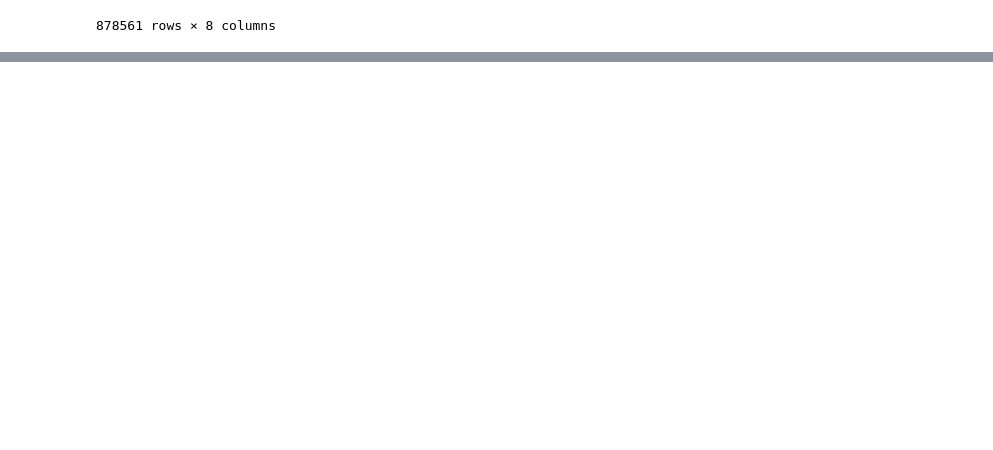
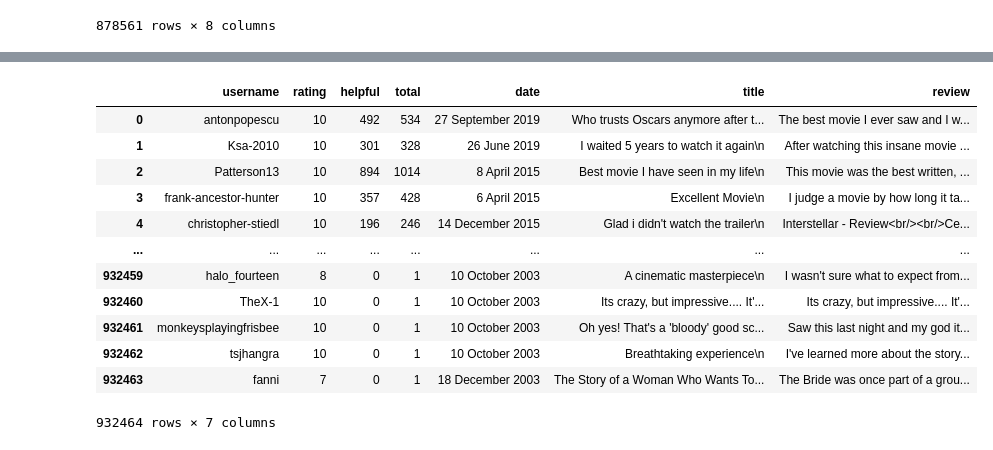
Before and after one commit to ferreira-eduardo/ghc2f, a Jupyter notebook: test.ipynb, the cells around one changed output, grey strips where cells are left out. Drawn from its saved outputs; the diff is of its cells as text; code cells hidden in the pictures; blank space fills up the shorter version.

```diff
--- a/test.ipynb
+++ b/test.ipynb
@@ -74,0 +91,20 @@ df_review
+# %%
+df_imdb = pd.read_csv('../../Dataset/imdb/ratings.csv')
+# %%
+df_imdb.dropna(subset='rating', inplace=True)
+# %%
+df_imdb
+# %% [output]
+|  | username | rating | helpful | total | date | title | review |
+| 0 | antonpopescu | 10 | 492 | 534 | 27 September 2019 | Who trusts Oscars anymore after t... | The best movie I ever saw and I w... |
+| 1 | Ksa-2010 | 10 | 301 | 328 | 26 June 2019 | I waited 5 years to watch it again\n | After watching this insane movie ... |
+| 2 | Patterson13 | 10 | 894 | 1014 | 8 April 2015 | Best movie I have seen in my life\n | This movie was the best written, ... |
+| 3 | frank-ancestor-hunter | 10 | 357 | 428 | 6 April 2015 | Excellent Movie\n | I judge a movie by how long it ta... |
+| 4 | christopher-stiedl | 10 | 196 | 246 | 14 December 2015 | Glad i didn't watch the trailer\n | Interstellar - Review<br/><br/>Ce... |
+| ... | ... | ... | ... | ... | ... | ... | ... |
+| 932459 | halo_fourteen | 8 | 0 | 1 | 10 October 2003 | A cinematic masterpiece\n | I wasn't sure what to expect from... |
+| 932460 | TheX-1 | 10 | 0 | 1 | 10 October 2003 | Its crazy, but impressive.... It'... | Its crazy, but impressive.... It'... |
+| 932461 | monkeysplayingfrisbee | 10 | 0 | 1 | 10 October 2003 | Oh yes! That's a 'bloody' good sc... | Saw this last night and my god it... |
+| 932462 | tsjhangra | 10 | 0 | 1 | 10 October 2003 | Breathtaking experience\n | I've learned more about the story... |
+| 932463 | fanni | 7 | 0 | 1 | 18 December 2003 | The Story of a Woman Who Wants To... | The Bride was once part of a grou... |
+932464 rows × 7 columns
```
Also changed, not shown: parts of 3 cells of this notebook.
